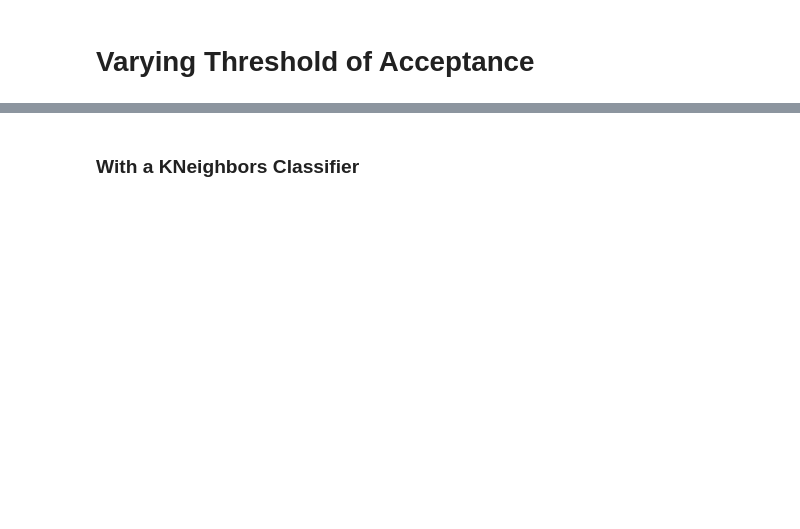
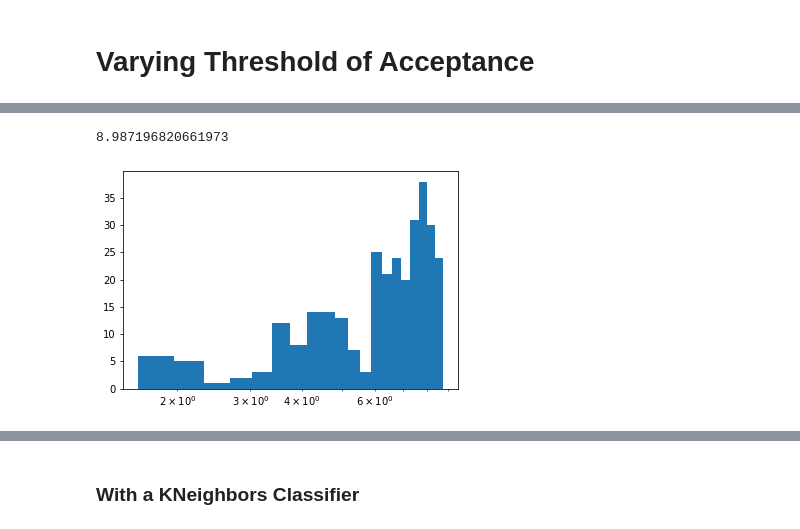
Before and after one commit to adriensaremi/Springboard, a Jupyter notebook: Capstone_1/Machine_Learning_Model_2.ipynb, the cells around one changed output, grey strips where cells are left out. Saved outputs shown, nothing was run; the diff lists cells and outputs as text; code cells hidden in the pictures; blank space fills up the shorter version.

```diff
--- a/Capstone_1/Machine_Learning_Model_2.ipynb
+++ b/Capstone_1/Machine_Learning_Model_2.ipynb
@@ -258,0 +342,9 @@ X = normalizeX(X, colsnum)
+# %%
+np.log(8000)
+# %% [output]
+8.987196820661973
+# %%
+plt.hist(np.log(wrt[wrt.yffs>1].yffs), bins = 20)
+plt.xscale('log')
+# %% [output]
+[figure, added]
```
Also changed, not shown: parts of 31 cells of this notebook.
